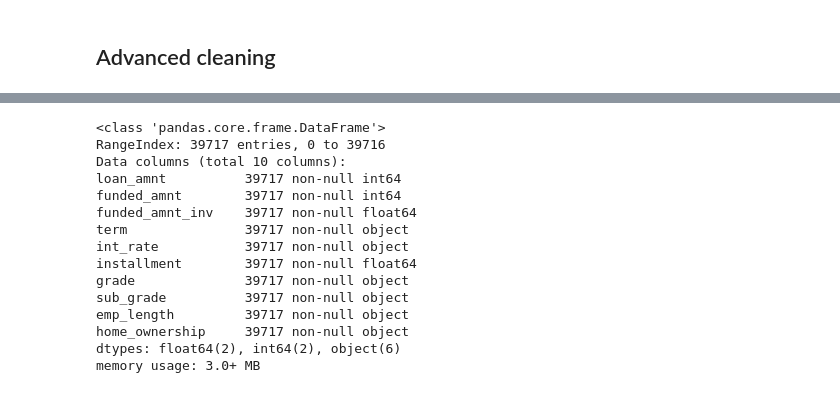
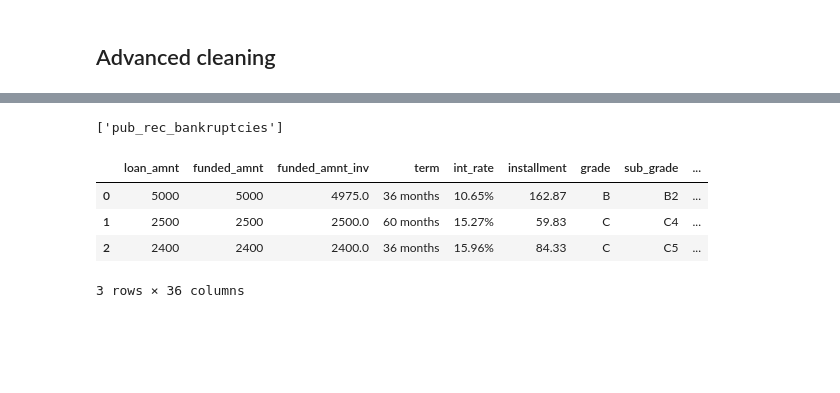
Before and after one commit to jagadeesh-gajula/Lending-club-case-study, a Jupyter notebook: Gajula_jagadeesh.ipynb, the cells around one changed output, grey strips where cells are left out. Saved outputs shown, nothing was run; the diff lists cells and outputs as text; code cells hidden in the pictures; blank space fills up the shorter version.

```diff
--- a/Gajula_jagadeesh.ipynb
+++ b/Gajula_jagadeesh.ipynb
@@ -234,3 +228,19 @@ data=data.drop('emp_title',axis=1)
 
 # url column is just random variable url never decicede defaulter
 data=data.drop('url',axis=1)
+
+#title columns contains few thousands of unique values
+data=data.drop('title',axis=1)
+
+#only zeros and nan are present in collections_12_mths_ex_med
+data=data.drop('collections_12_mths_ex_med',axis=1)
+
+#only zeros and nan are present in chargeoff_within_12_mths
+data=data.drop('chargeoff_within_12_mths',axis=1)
+
+#only zeros and nan are present in tax_liens
+data=data.drop('tax_liens',axis=1)
+
+data=data.drop('last_pymnt_d',axis=1)
+data=data.drop('last_credit_pull_d',axis=1)
+data=data.drop('revol_util',axis=1)
@@ -245,18 +253,19 @@ so we endedup with this varibles after cleaning (39717, 43)
-# %%
-data.iloc[:,0:10].info()
-# %% [output]
-<class 'pandas.core.frame.DataFrame'>
-RangeIndex: 39717 entries, 0 to 39716
-Data columns (total 10 columns):
-loan_amnt          39717 non-null int64
-funded_amnt        39717 non-null int64
-funded_amnt_inv    39717 non-null float64
-term               39717 non-null object
-int_rate           39717 non-null object
-installment        39717 non-null float64
-grade              39717 non-null object
-sub_grade          39717 non-null object
-emp_length         39717 non-null object
-home_ownership     39717 non-null object
-dtypes: float64(2), int64(2), object(6)
-memory usage: 3.0+ MB
+# %%
+# these are the columns with few missing values
+
+missing=data.columns[data.isnull().sum()>0].tolist()
+missing
+# %% [output]
+['pub_rec_bankruptcies']
+# %%
+#since only column with missing values is pub_rec_backrupties and have only 3 unique values
+# we can't impute mean here so we go with mode since mode has more chances of occurances
+data['pub_rec_bankruptcies']=data['pub_rec_bankruptcies'].fillna(0)
+# %%
+data.head(3)
+# %% [output]
+|  | loan_amnt | funded_amnt | funded_amnt_inv | term | int_rate | installment | grade | sub_grade | ... |
+| 0 | 5000 | 5000 | 4975.0 | 36 months | 10.65% | 162.87 | B | B2 | ... |
+| 1 | 2500 | 2500 | 2500.0 | 60 months | 15.27% | 59.83 | C | C4 | ... |
+| 2 | 2400 | 2400 | 2400.0 | 36 months | 15.96% | 84.33 | C | C5 | ... |
+3 rows × 36 columns
```
Also changed, not shown: parts of 9 cells of this notebook.
